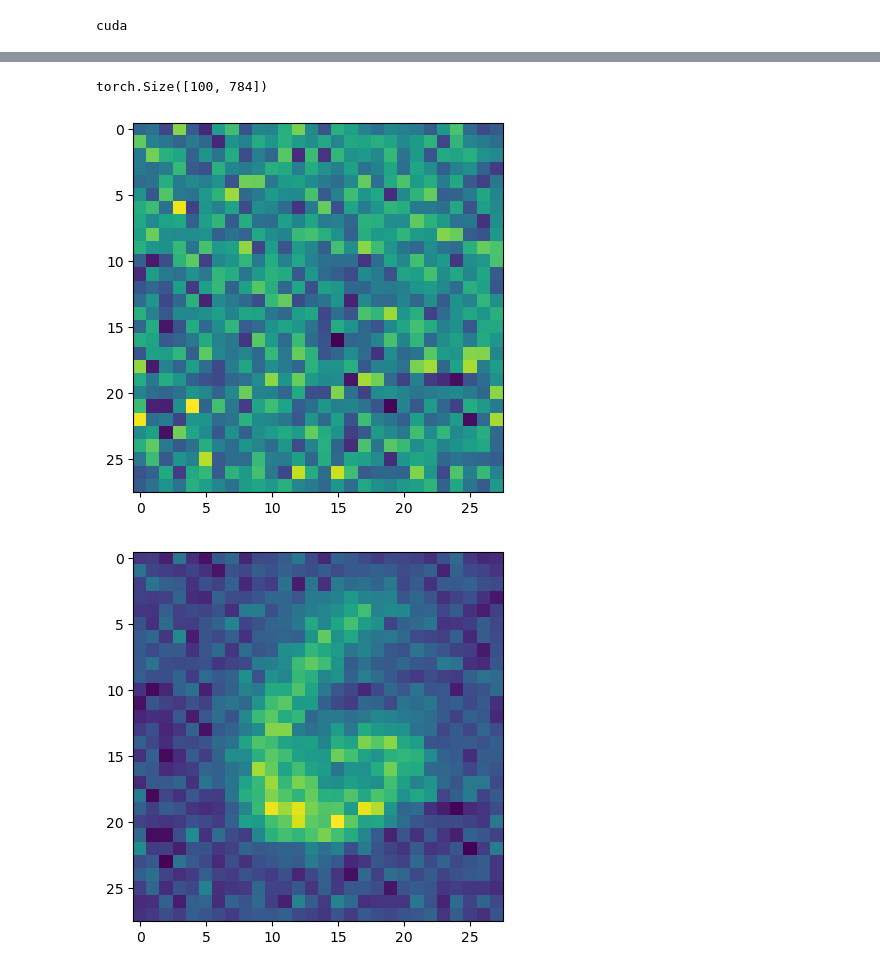
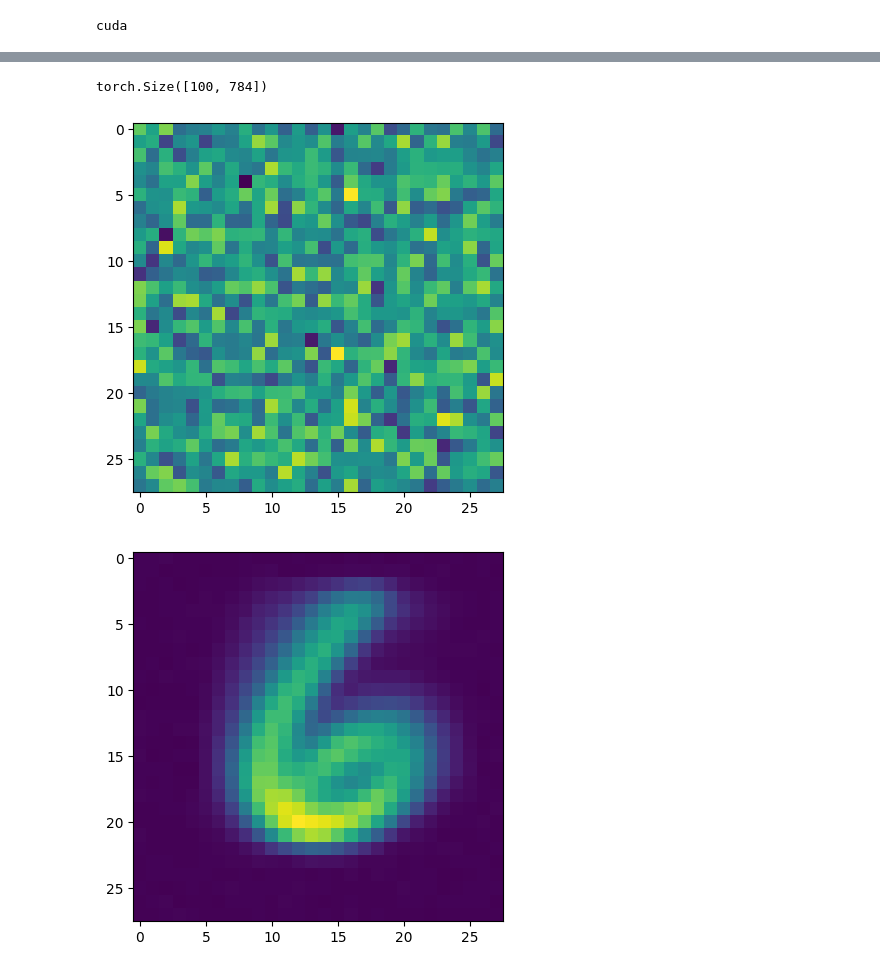
Before and after one commit to HeiseMax/RectifiedFlow, a Jupyter notebook: MNIST_test7.ipynb, the cells around one changed output, grey strips where cells are left out. Cells and saved outputs as stored; diff of their text form; code cells hidden in the pictures.

Commit message:
image generation still not working

```diff
--- a/MNIST_test7.ipynb
+++ b/MNIST_test7.ipynb
@@ -52,0 +53,6 @@ train_dataset_init = (255 * tens / torch.abs(torch.max(tens))).to(device)
+# %%
+pile_sampler = Categorical(torch.tensor([1]))
+normal_init = MultivariateNormal(torch.tensor([[0 for i in range(28*28)]]).float(), 0.15*torch.stack([torch.eye(28*28) for i in range(1)]))
+sampler_init = MixtureSameFamily(pile_sampler, normal_init)
+# train_dataset_init=(sampler_init.sample([num_samples_train]).to(device) * 128) + 128
+train_dataset_init=(sampler_init.sample([num_samples_train]).to(device) *1)
@@ -189,12 +289,13 @@ NameError: name 'rectified_flow_2' is not defined
+# %%
+#torch.save(rectified_flow_2, "./models/MNIST_test7_2.pth")
+rectified_flow_2 = torch.load("./models/MNIST_test7_2.pth")
 # %%
-del v_mod
-torch.cuda.empty_cache()
-v_mod_3 = v_model(input_dim, 784)
+v_mod_3 = v_model(input_dim, 120)
 rectified_flow_3 = RectifiedFlow(v_mod_3)
 flow_2 = rectified_flow_2.sample_ode(train_dataset_init, 100)
 pairs_3 = torch.stack([train_dataset_init, flow_2[:][-1]], axis=1)
 # %%
-optimizer = torch.optim.Adam(rectified_flow_3.v_model.parameters(), lr=5e-3)
+optimizer = torch.optim.SGD(rectified_flow_3.v_model.parameters(), lr=5e-4, weight_decay=0.01, momentum=0.9)
 
 rectified_flow_3, loss_curve_3 = train_rectified_flow(rectified_flow_3, optimizer, pairs_3, batch_size, inner_iters)
 plt.plot(np.log(loss_curve_3))
@@ -205,15 +306,12 @@ plt.show()
 # %%
-curr_img = 30
+curr_img = 0
 img = rectified_flow_3.sample_ode(train_dataset_init[:100], 100)
 print(img[-1].shape)
 plt.imshow(train_dataset_init[curr_img].reshape(28,28).detach().cpu().numpy())
 plt.show()
-plt.imshow(pairs_3[curr_img][1].reshape(28,28).detach().cpu().numpy())
+plt.imshow(img[70][curr_img].reshape(28,28).detach().cpu().numpy())
 plt.show()
-plt.imshow(img[70][curr_img].reshape(28,28).detach().cpu().numpy())
-
-plt.show()
 # %% [output]
 torch.Size([100, 784])
-[figure, old version]
+[figure, new version]
-[figure, old version]
+[figure, new version]
```
Also changed, not shown: parts of 18 cells of this notebook, 13 other files.
